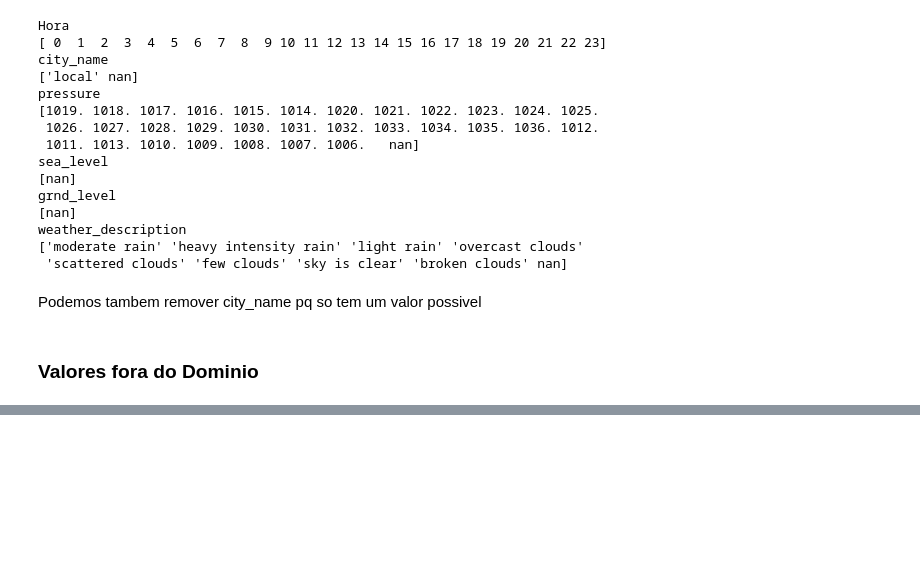
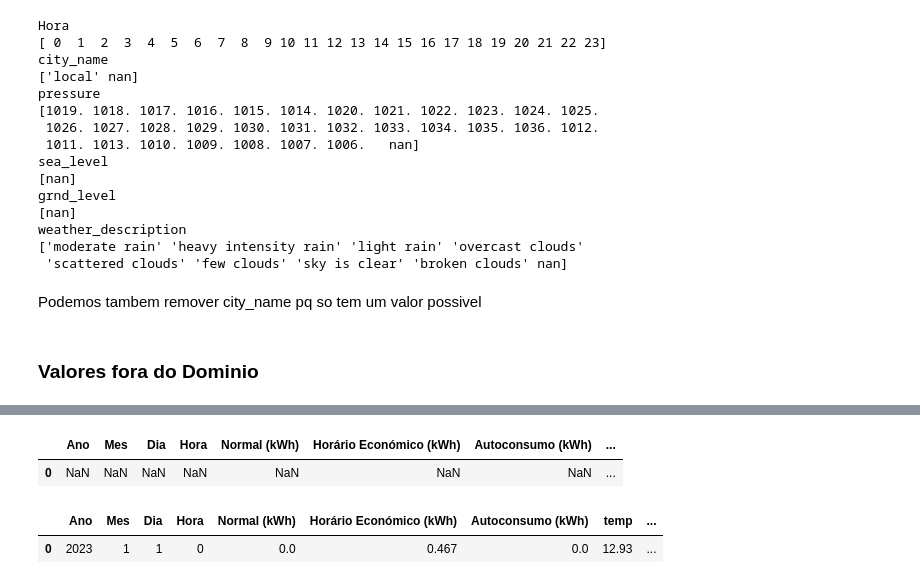
Before and after one commit to JoseRuiSilva/Sistemas_grupo3, a Jupyter notebook: data_understanding_preparation.ipynb, the cells around one changed output, grey strips where cells are left out. Cells and saved outputs as stored; diff of their text form; code cells hidden in the pictures; blank space fills up the shorter version.

```diff
--- a/data_understanding_preparation.ipynb
+++ b/data_understanding_preparation.ipynb
@@ -282,0 +365,18 @@ def iqr(column):
+# %%
+df_treino['Data'] = pd.to_datetime(df_treino['Data'])
+df_teste['Data'] = pd.to_datetime(df_teste['Data'])
+# %%
+df_treino['Dia'] = df_treino['Data'].dt.day
+df_treino['Mes'] = df_treino['Data'].dt.month
+df_treino['Ano'] = df_treino['Data'].dt.year
+
+df_teste['Dia'] = df_teste['Data'].dt.day
+df_teste['Mes'] = df_teste['Data'].dt.month
+df_teste['Ano'] = df_teste['Data'].dt.year
+# %%
+cols_remover = ['DataHora','Data', 'dt', 'dt_iso', 'city_name', 'sea_level', 'grnd_level']
+df_treino.drop(columns=[c for c in cols_remover if c in df_treino.columns], inplace=True)
+display(df_treino.head(1))
+
+df_teste.drop(columns=[c for c in cols_remover if c in df_teste.columns], inplace=True)
+display(df_teste.head(1))
@@ -282,0 +388,14 @@ def iqr(column):
+# %%
+cols = ['Ano', 'Mes', 'Dia'] + [col for col in df_treino.columns if col not in ['Dia', 'Mes', 'Ano']]
+df_treino = df_treino[cols]
+
+cols = ['Ano', 'Mes', 'Dia'] + [col for col in df_teste.columns if col not in ['Dia', 'Mes', 'Ano']]
+df_teste = df_teste[cols]
+# %%
+display(df_treino.head(1))
+display(df_teste.head(1))
+# %% [output]
+|  | Ano | Mes | Dia | Hora | Normal (kWh) | Horário Económico (kWh) | Autoconsumo (kWh) | ... |
+| 0 | NaN | NaN | NaN | NaN | NaN | NaN | NaN | ... |
+|  | Ano | Mes | Dia | Hora | Normal (kWh) | Horário Económico (kWh) | Autoconsumo (kWh) | temp | ... |
+| 0 | 2023 | 1 | 1 | 0 | 0.0 | 0.467 | 0.0 | 12.93 | ... |
```
Also changed, not shown: parts of 11 cells of this notebook, 4 other files.
